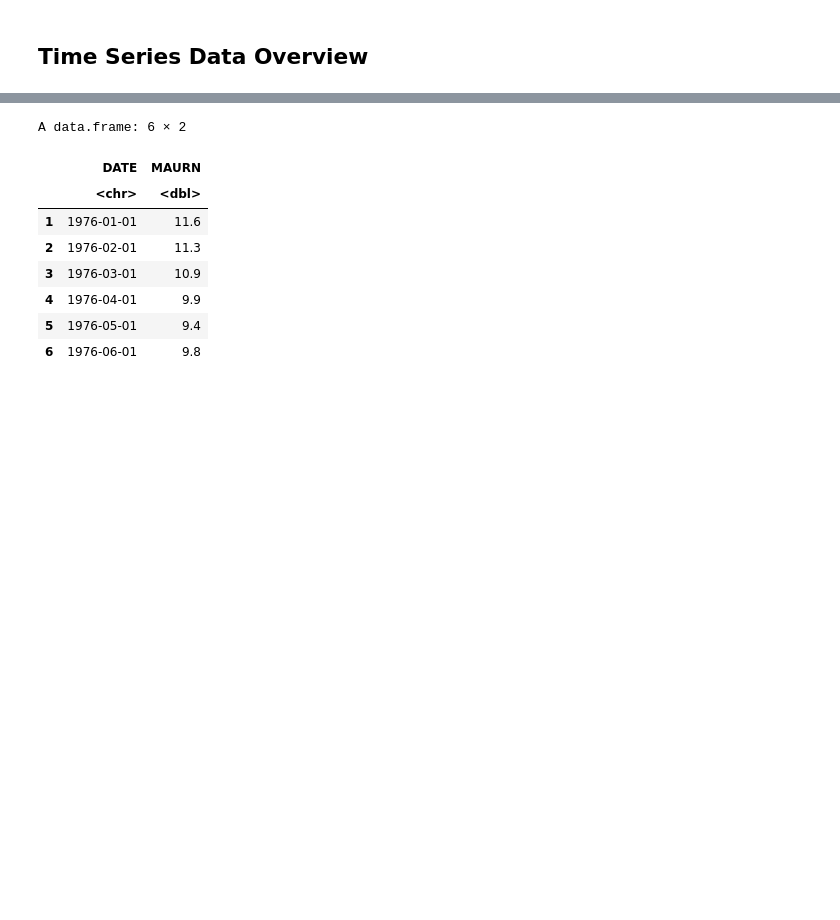
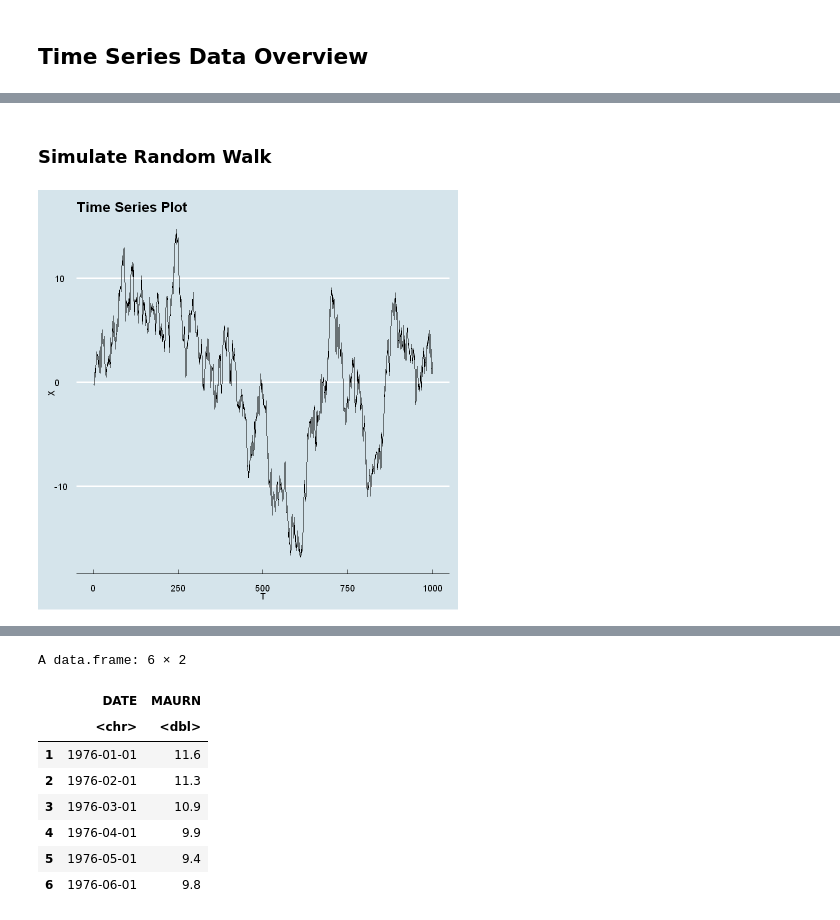
Before and after one commit to mkcakmak/time_series_R_projects, a Jupyter notebook: main.ipynb, the cells around one changed output, grey strips where cells are left out. Drawn from its saved outputs; the diff is of its cells as text; code cells hidden in the pictures; blank space fills up the shorter version.

```diff
--- a/main.ipynb
+++ b/main.ipynb
@@ -24,0 +42,8 @@ compare.models(n=100)
+# %% [markdown]
+### Simulate Random Walk
+# %%
+dat <- sim.random.walk()
+
+dat %>% ggplot(aes(t, X)) + geom_line() + xlab("T") + ylab("X") + ggtitle("Time Series Plot")
+# %% [output]
+[figure, added]
```
Also changed, not shown: parts of 14 cells of this notebook.
